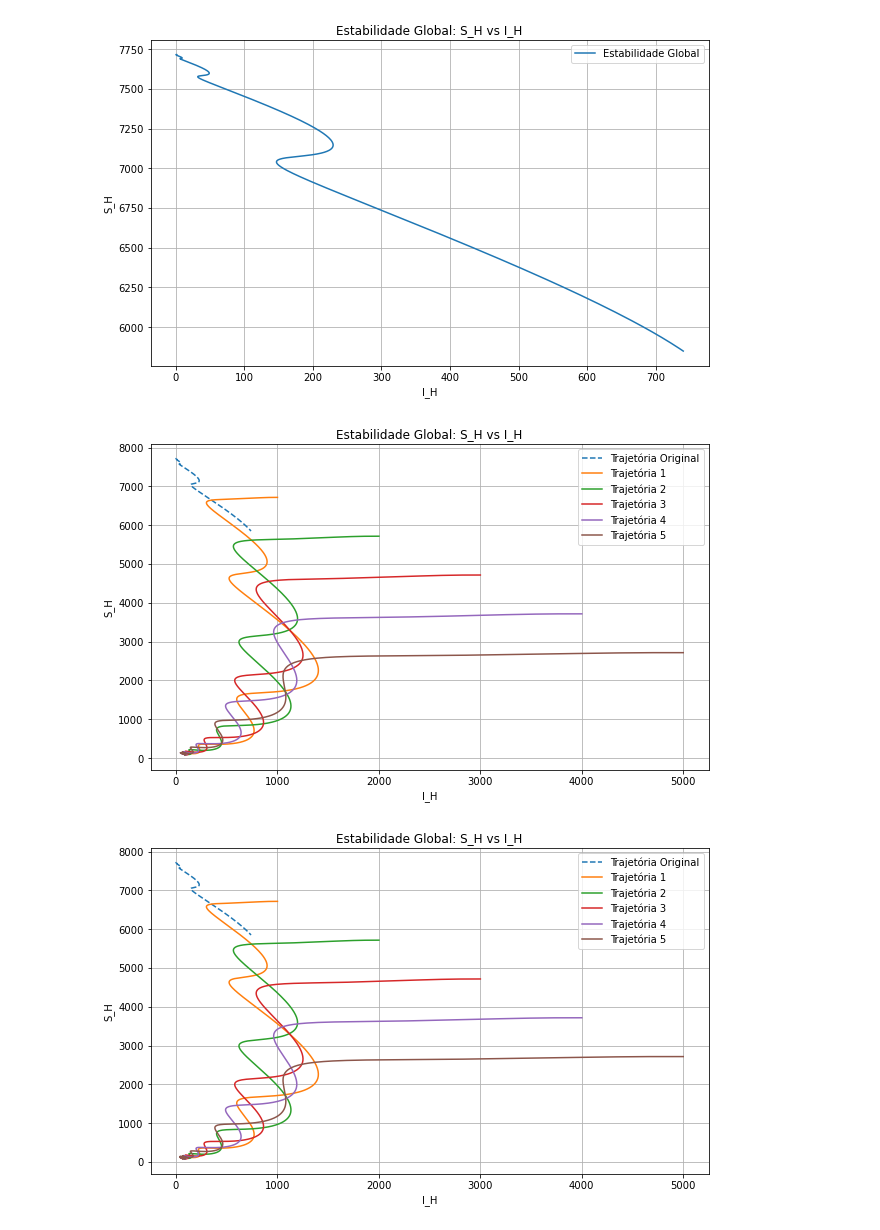
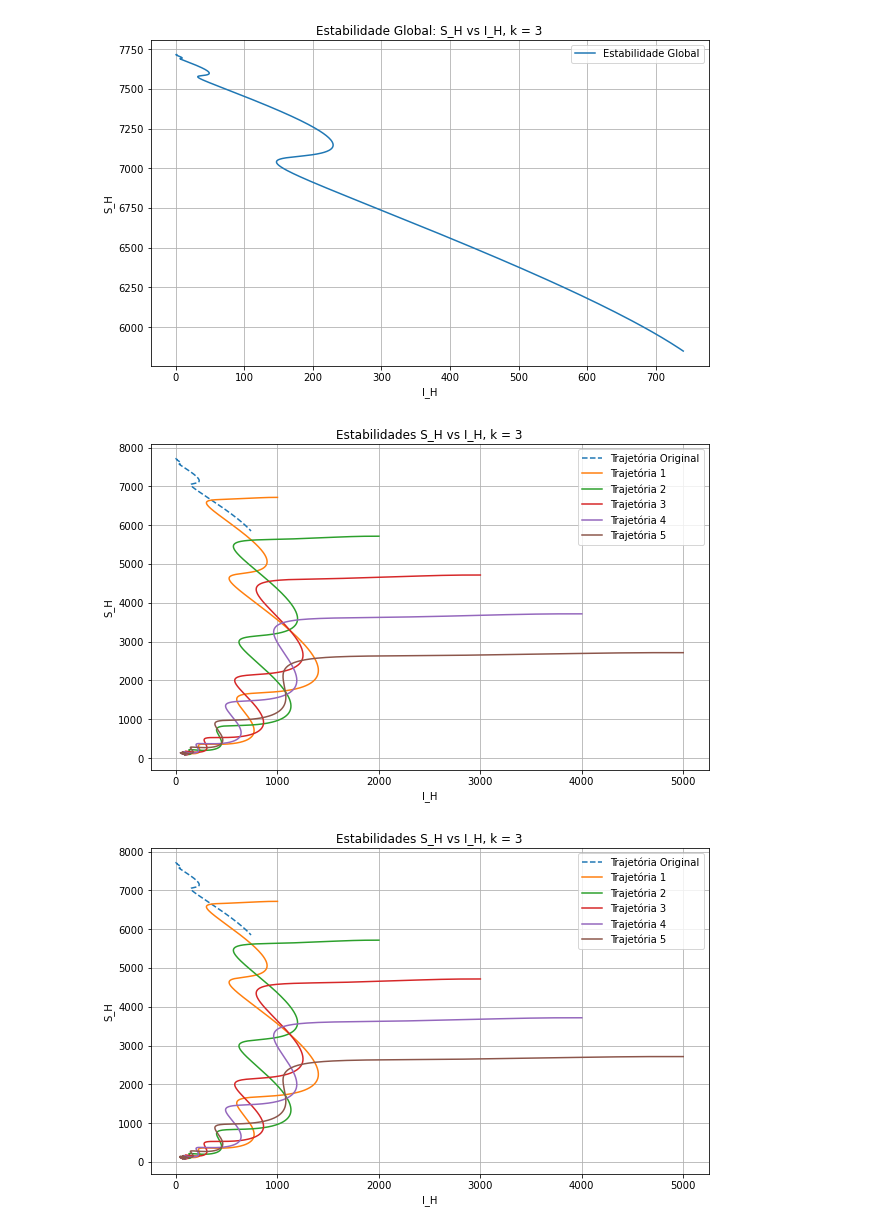
Before and after one commit to RaphaLevy/TCC, a Jupyter notebook: Modelagem_com_Dinamica_Pop/Plot_SH_por_IH.ipynb, the cells around one changed output. Cells and saved outputs as stored; diff of their text form; code cells hidden in the pictures.

```diff
--- a/Modelagem_com_Dinamica_Pop/Plot_SH_por_IH.ipynb
+++ b/Modelagem_com_Dinamica_Pop/Plot_SH_por_IH.ipynb
@@ -290,31 +388,31 @@ k=3
 # %%
 args = (T_linha, T1, T2, omega1, phi1, R1, R2, omega2, phi2,
                    B_E, p_ME, p_ML, p_MP, tau_E, tau_P, c1, c2,
                    D1, b1, A, B, C, b2, tau_H, DD, Tmin, gamma, R_L,
                    N, M, E_M0, I_H0, I_M0, R_H0, mu_H, k)
 
 t_span = (0, 1825)
 
 initial_conditions = [S_H0, I_H0, R_H0, S_M0, E_M0, I_M0]
 
 # Resolve o sistema de EDOs
 solution = solve_ivp(model, t_span, initial_conditions,  args=args, method='RK45', dense_output=True)
 
 # Extrai os resultados
 t_values = np.linspace(t_span[0], t_span[1], 1000)
 z_values = solution.sol(t_values)
 
 # Plota S_H vs I_H
 plt.figure(figsize=(10, 6))
 plt.plot(z_values[1], z_values[0], label='Estabilidade Global')
-plt.title('Estabilidade Global: S_H vs I_H')
+plt.title(f'Estabilidade Global: S_H vs I_H, k = {k}')
 plt.xlabel('I_H')
 plt.ylabel('S_H')
 plt.legend()
 plt.grid(True)
 plt.show()
 # %% [output]
-[figure, old version]
+[figure, new version]
 # %%
 t_span = (0, 1825)
 
@@ -344,14 +442,14 @@ for i in range(num_trajectories):
     # Plota S_H vs I_H para cada trajetória
     plt.plot(z_values[1], z_values[0], label=f'Trajetória {i+1}')
 
-plt.title('Estabilidade Global: S_H vs I_H')
+plt.title(f'Estabilidades S_H vs I_H, k = {k}')
 plt.xlabel('I_H')
 plt.ylabel('S_H')
 plt.legend()
 plt.grid(True)
 plt.show()
 # %% [output]
-[figure, old version]
+[figure, new version]
 # %%
 t_span = (0, 2825)
 
@@ -381,11 +479,11 @@ for i in range(num_trajectories):
     # Plota S_H vs I_H para cada trajetória
     plt.plot(z_values[1], z_values[0], label=f'Trajetória {i+1}')
 
-plt.title('Estabilidade Global: S_H vs I_H')
+plt.title(f'Estabilidades S_H vs I_H, k = {k}')
 plt.xlabel('I_H')
 plt.ylabel('S_H')
 plt.legend()
 plt.grid(True)
 plt.show()
 # %% [output]
-[figure, old version]
+[figure, new version]
```
Also changed, not shown: parts of 14 cells of this notebook.
